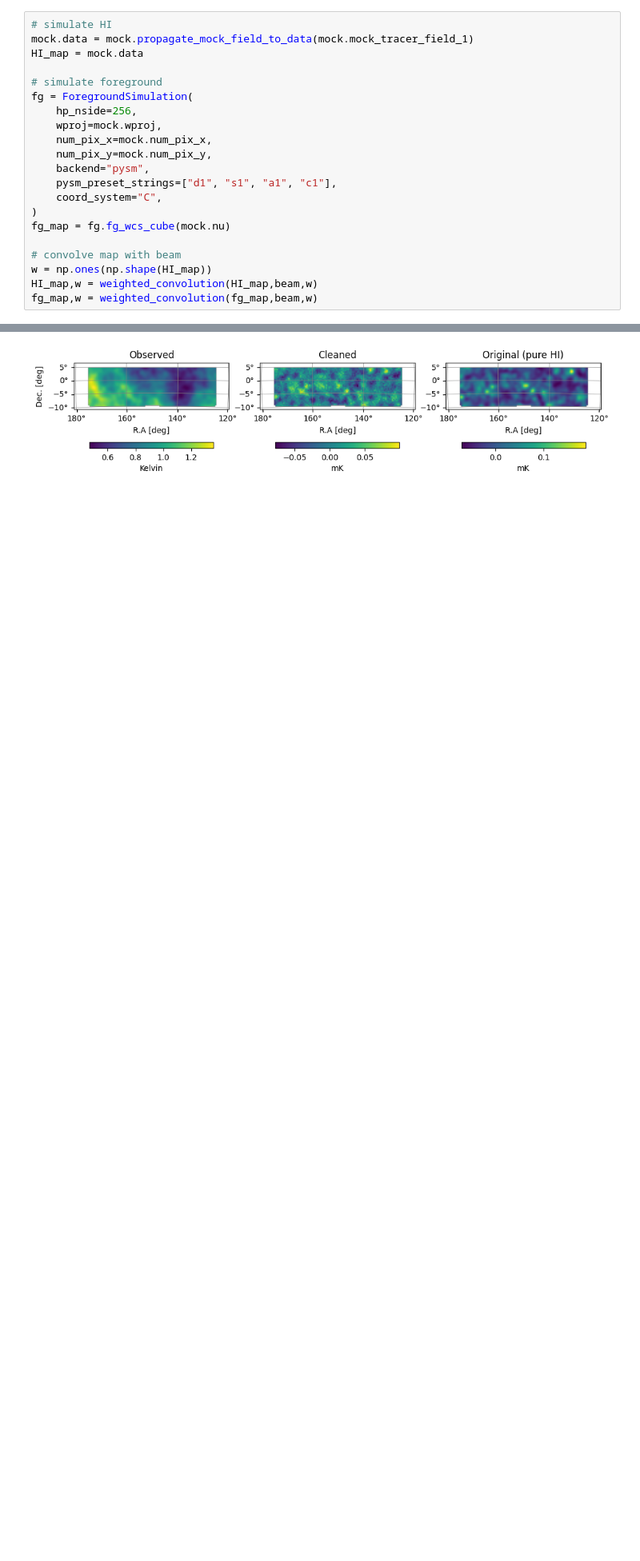
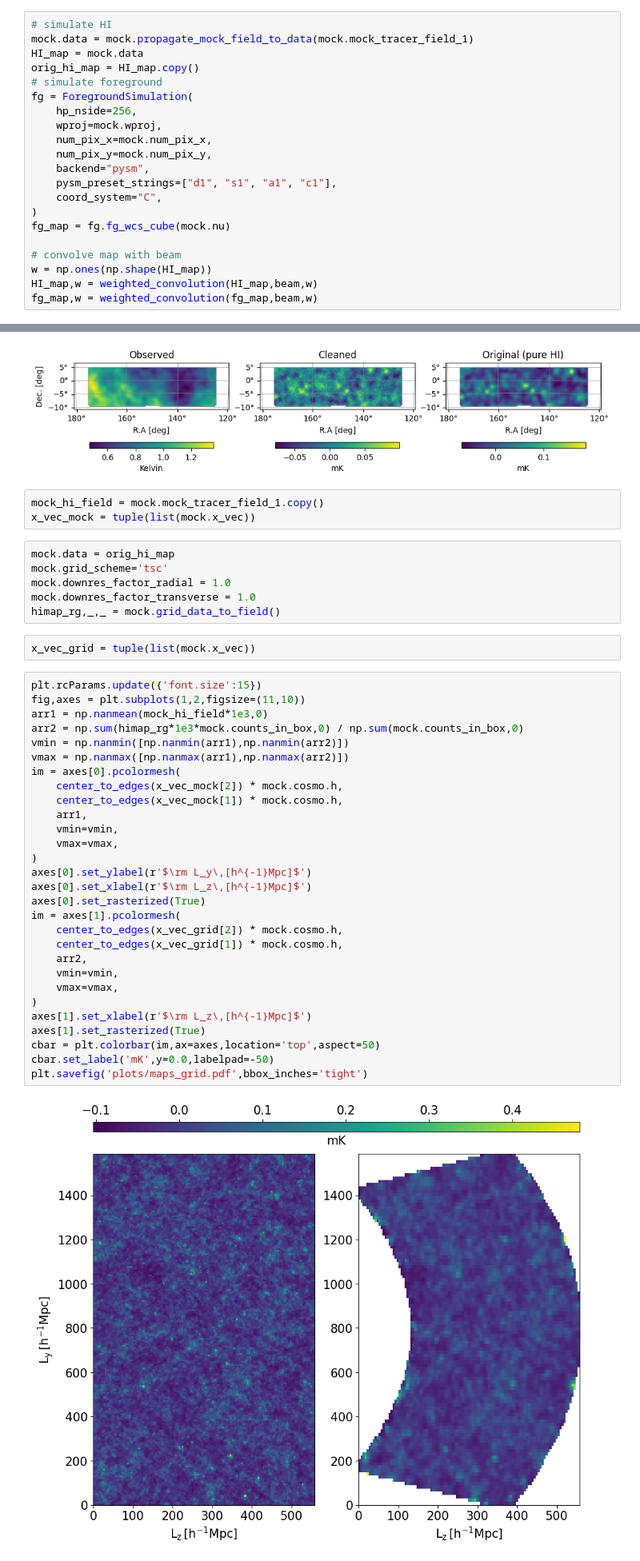
Before and after one commit to zhaotingchen/meer21cm, a Jupyter notebook: papers/validation/map_illus.ipynb, the cells around one changed output, grey strips where cells are left out. Shown at 80% size. Saved outputs shown, nothing was run; the diff lists cells and outputs as text; blank space fills up the shorter version.

Commit message:
docs: add grid plot

```diff
--- a/papers/validation/map_illus.ipynb
+++ b/papers/validation/map_illus.ipynb
@@ -47,7 +47,7 @@ for i in range(len(nu)):
 # simulate HI
 mock.data = mock.propagate_mock_field_to_data(mock.mock_tracer_field_1)
 HI_map = mock.data
-
+orig_hi_map = HI_map.copy()
 # simulate foreground
 fg = ForegroundSimulation(
     hp_nside=256,
@@ -101,3 +101,45 @@ for i in range(3):
 plt.savefig('plots/maps_Fig1.pdf',bbox_inches='tight')
 # %% [output]
 [figure]
+# %%
+mock_hi_field = mock.mock_tracer_field_1.copy()
+x_vec_mock = tuple(list(mock.x_vec))
+# %%
+mock.data = orig_hi_map
+mock.grid_scheme='tsc'
+mock.downres_factor_radial = 1.0
+mock.downres_factor_transverse = 1.0
+himap_rg,_,_ = mock.grid_data_to_field()
+# %%
+x_vec_grid = tuple(list(mock.x_vec))
+# %%
+plt.rcParams.update({'font.size':15})
+fig,axes = plt.subplots(1,2,figsize=(11,10))
+arr1 = np.nanmean(mock_hi_field*1e3,0)
+arr2 = np.sum(himap_rg*1e3*mock.counts_in_box,0) / np.sum(mock.counts_in_box,0)
+vmin = np.nanmin([np.nanmin(arr1),np.nanmin(arr2)])
+vmax = np.nanmax([np.nanmax(arr1),np.nanmax(arr2)])
+im = axes[0].pcolormesh(
+    center_to_edges(x_vec_mock[2]) * mock.cosmo.h,
+    center_to_edges(x_vec_mock[1]) * mock.cosmo.h,
+    arr1,
+    vmin=vmin,
+    vmax=vmax,
+)
+axes[0].set_ylabel(r'$\rm L_y\,[h^{-1}Mpc]$')
+axes[0].set_xlabel(r'$\rm L_z\,[h^{-1}Mpc]$')
+axes[0].set_rasterized(True)
+im = axes[1].pcolormesh(
+    center_to_edges(x_vec_grid[2]) * mock.cosmo.h,
+    center_to_edges(x_vec_grid[1]) * mock.cosmo.h,
+    arr2,
+    vmin=vmin,
+    vmax=vmax,
+)
+axes[1].set_xlabel(r'$\rm L_z\,[h^{-1}Mpc]$')
+axes[1].set_rasterized(True)
+cbar = plt.colorbar(im,ax=axes,location='top',aspect=50)
+cbar.set_label('mK',y=0.0,labelpad=-50)
+plt.savefig('plots/maps_grid.pdf',bbox_inches='tight')
+# %% [output]
+[figure, added]
```
Also changed, not shown: parts of 1 cell of this notebook.
